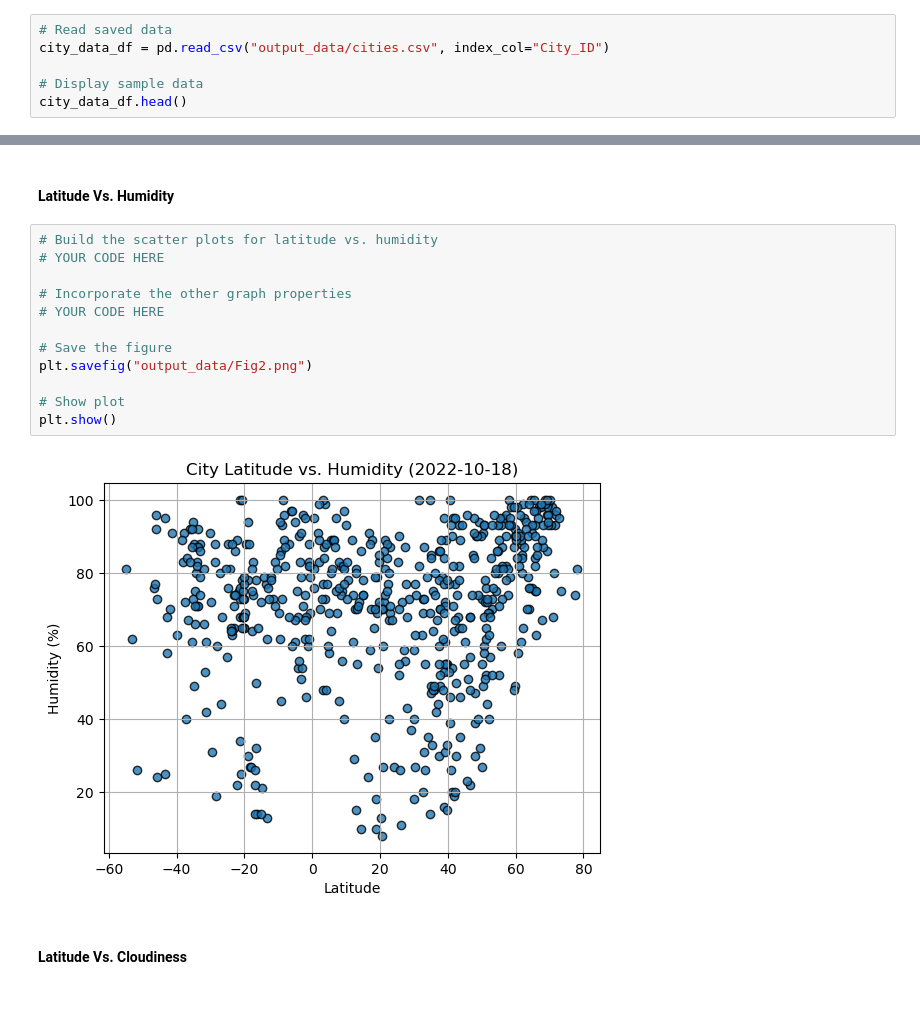
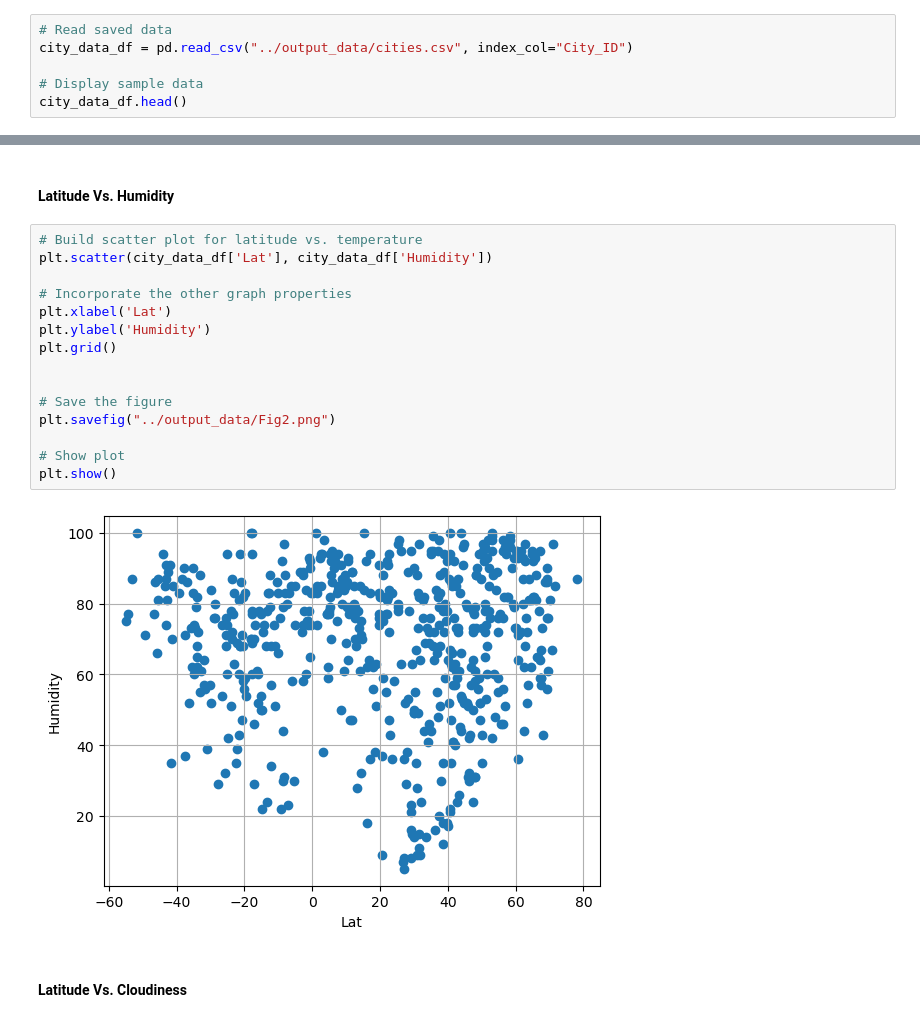
Before and after one commit to Sager9/06-Python-APIs, a Jupyter notebook: starter_code/WeatherPy.ipynb, the cells around one changed output, grey strips where cells are left out. Drawn from its saved outputs; the diff is of its cells as text.

```diff
--- a/starter_code/WeatherPy.ipynb
+++ b/starter_code/WeatherPy.ipynb
@@ -172,6 +180,6 @@ city_data_df.to_csv("output_data/cities.csv", index_label="City_ID")
 # %%
 # Read saved data
-city_data_df = pd.read_csv("output_data/cities.csv", index_col="City_ID")
+city_data_df = pd.read_csv("../output_data/cities.csv", index_col="City_ID")
 
 # Display sample data
 city_data_df.head()
@@ -204,19 +214,22 @@ plt.show()
 # %% [markdown]
 #### Latitude Vs. Humidity
 # %%
-# Build the scatter plots for latitude vs. humidity
-# YOUR CODE HERE
+# Build scatter plot for latitude vs. temperature
+plt.scatter(city_data_df['Lat'], city_data_df['Humidity'])
 
 # Incorporate the other graph properties
-# YOUR CODE HERE
+plt.xlabel('Lat')
+plt.ylabel('Humidity')
+plt.grid()
+
 
 # Save the figure
-plt.savefig("output_data/Fig2.png")
+plt.savefig("../output_data/Fig2.png")
 
 # Show plot
 plt.show()
 # %% [output]
-[figure, old version]
+[figure, new version]
 # %% [markdown]
 #### Latitude Vs. Cloudiness
 # %%
```
Also changed, not shown: parts of 39 cells of this notebook, 5 other files.
